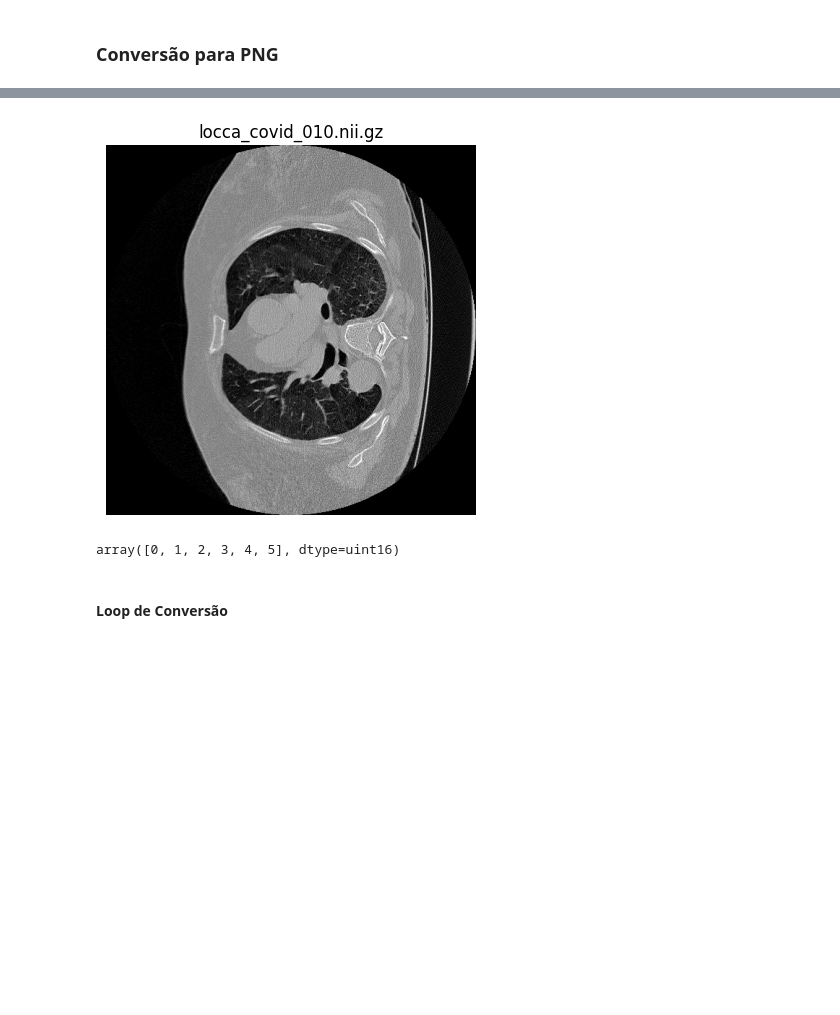
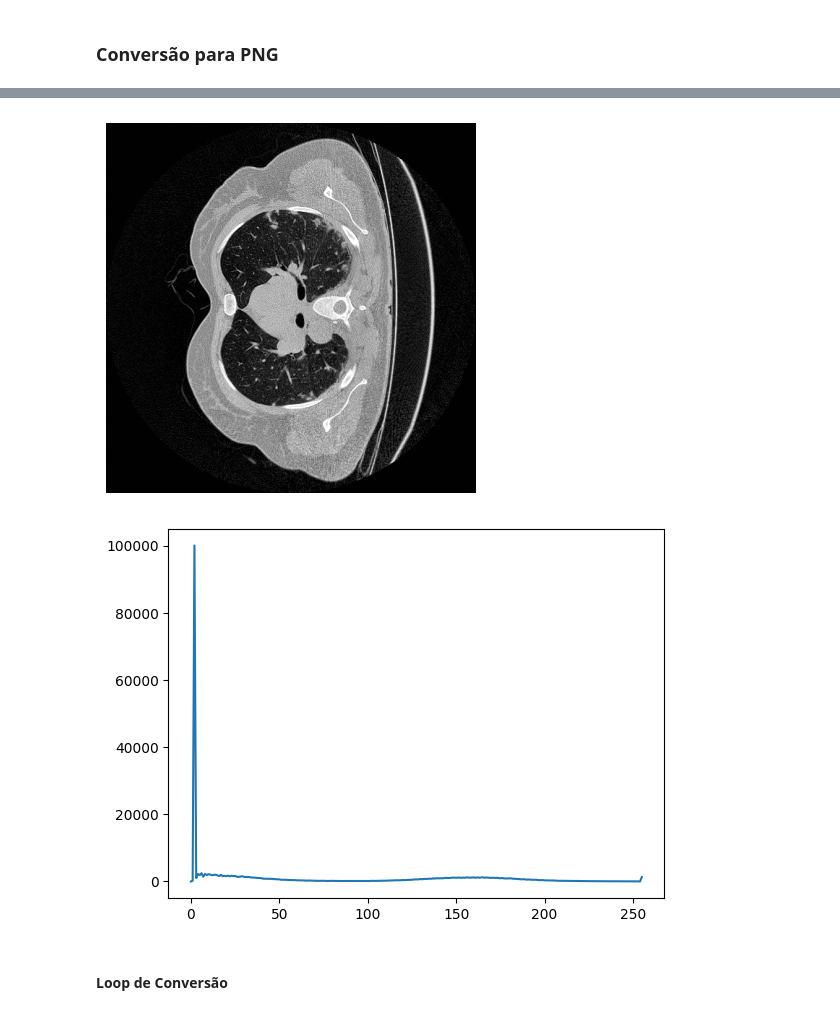
Before and after one commit to ermeson-alves/meu_tcc, a Jupyter notebook: notebooks/1 - Pré-processamento.ipynb, the cells around one changed output, grey strips where cells are left out. Drawn from its saved outputs; the diff is of its cells as text; code cells hidden in the pictures; blank space fills up the shorter version.

```diff
--- a/notebooks/1 - Pré-processamento.ipynb
+++ b/notebooks/1 - Pré-processamento.ipynb
@@ -44,17 +63,16 @@ new_slice = (new_slice*255).astype(np.uint8)
-# %%
-plt.imshow(new_slice, cmap='gray'); plt.axis('off'); plt.title(sample_file.name); plt.show()
-# %% [output]
-[figure, removed]
-# %%
-np.unique(mask)
-# %% [output]
-array([0, 1, 2, 3, 4, 5], dtype=uint16)
 # %%
-# import cv2
+clahe = cv2.createCLAHE(clipLimit=1)
+clahe_img = np.clip(clahe.apply(new_slice), 0, 255).astype(np.uint8)
+_, threshold_img = cv2.threshold(new_slice, 155, 255, cv2.THRESH_BINARY)
 
+plt.imshow(clahe_img, cmap='gray')
+plt.axis('off')
+plt.show()
 
-# clahe = cv2.createCLAHE(clipLimit=1)
-# clahe_img = np.clip(clahe.apply(new_slice) + 15, 0, 255).astype(np.uint8)
-# _, threshold_img = cv2.threshold(new_slice, 155, 255, cv2.THRESH_BINARY)
+hist = cv2.calcHist([clahe_img],[0],None,[256],[0,256])
 
-# plt.imshow(clahe_img, cmap='gray')
+plt.plot(hist)
+plt.show()
+# %% [output]
+[figure, added]
+[figure, added]
```
Also changed, not shown: parts of 17 cells of this notebook, 8 other files.
